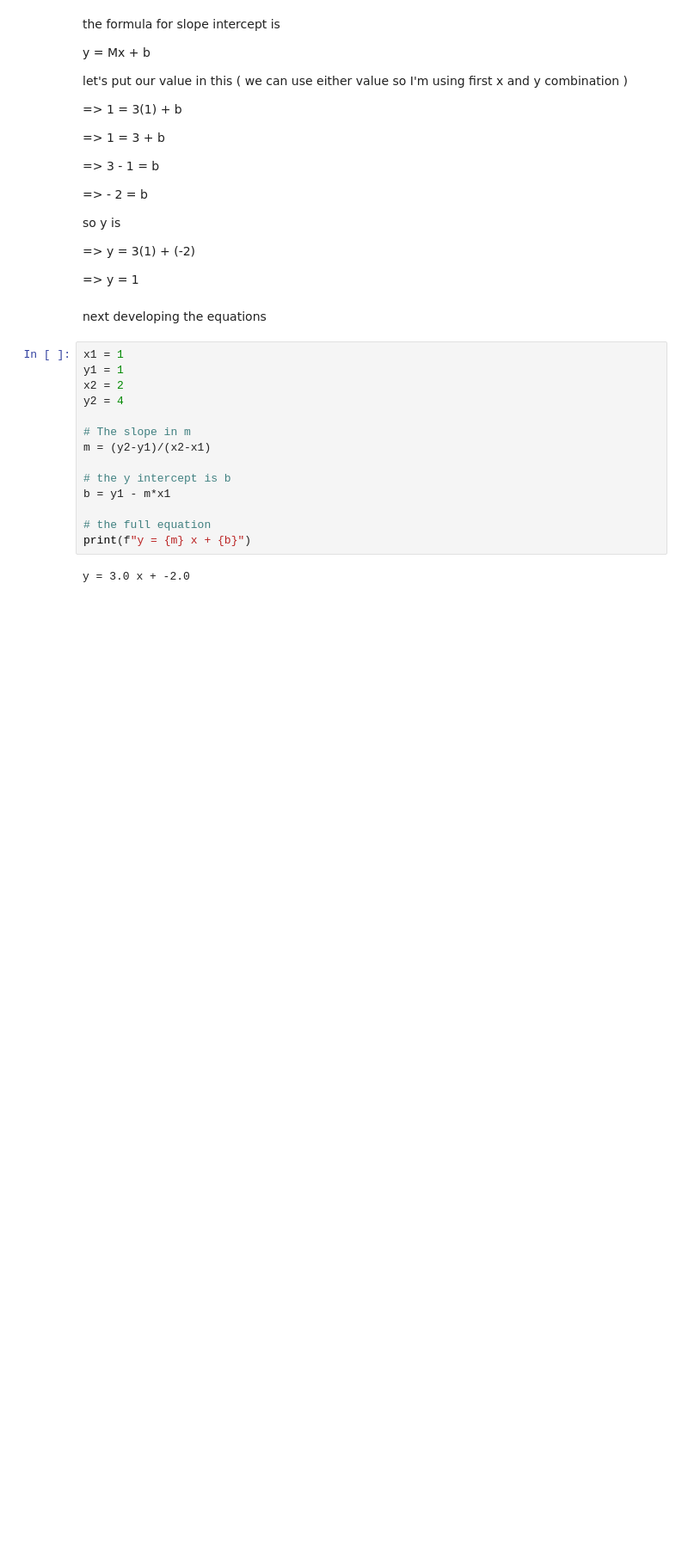
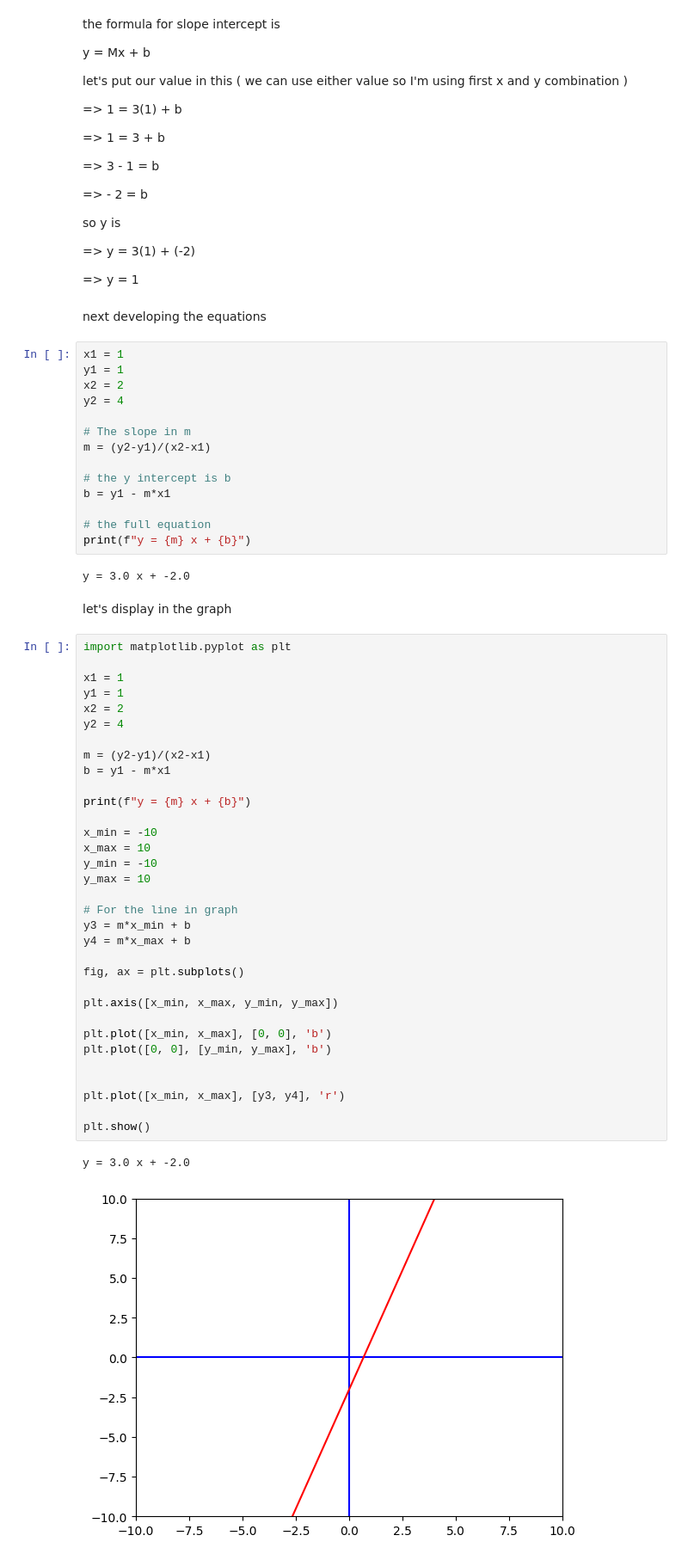
Before and after one commit to makstyle119/Mathematics, a Jupyter notebook: College Algebra/001.ipynb, the cells around one changed output. Shown: that part at 86% size. Cells and saved outputs as stored; diff of their text form; blank space fills up the shorter version.

Commit message:
let's display in the graph

```diff
--- a/College Algebra/001.ipynb
+++ b/College Algebra/001.ipynb
@@ -753,3 +753,41 @@ b = y1 - m*x1
 print(f"y = {m} x + {b}")
 # %% [output]
 y = 3.0 x + -2.0
+# %% [markdown]
+let's display in the graph
+# %%
+import matplotlib.pyplot as plt
+
+x1 = 1
+y1 = 1
+x2 = 2
+y2 = 4
+
+m = (y2-y1)/(x2-x1)
+b = y1 - m*x1
+
+print(f"y = {m} x + {b}")
+
+x_min = -10
+x_max = 10
+y_min = -10
+y_max = 10
+
+# For the line in graph
+y3 = m*x_min + b
+y4 = m*x_max + b
+
+fig, ax = plt.subplots()
+
+plt.axis([x_min, x_max, y_min, y_max])
+
+plt.plot([x_min, x_max], [0, 0], 'b')
+plt.plot([0, 0], [y_min, y_max], 'b')
+
+
+plt.plot([x_min, x_max], [y3, y4], 'r')
+
+plt.show()
+# %% [output]
+y = 3.0 x + -2.0
+[figure, added]
```
